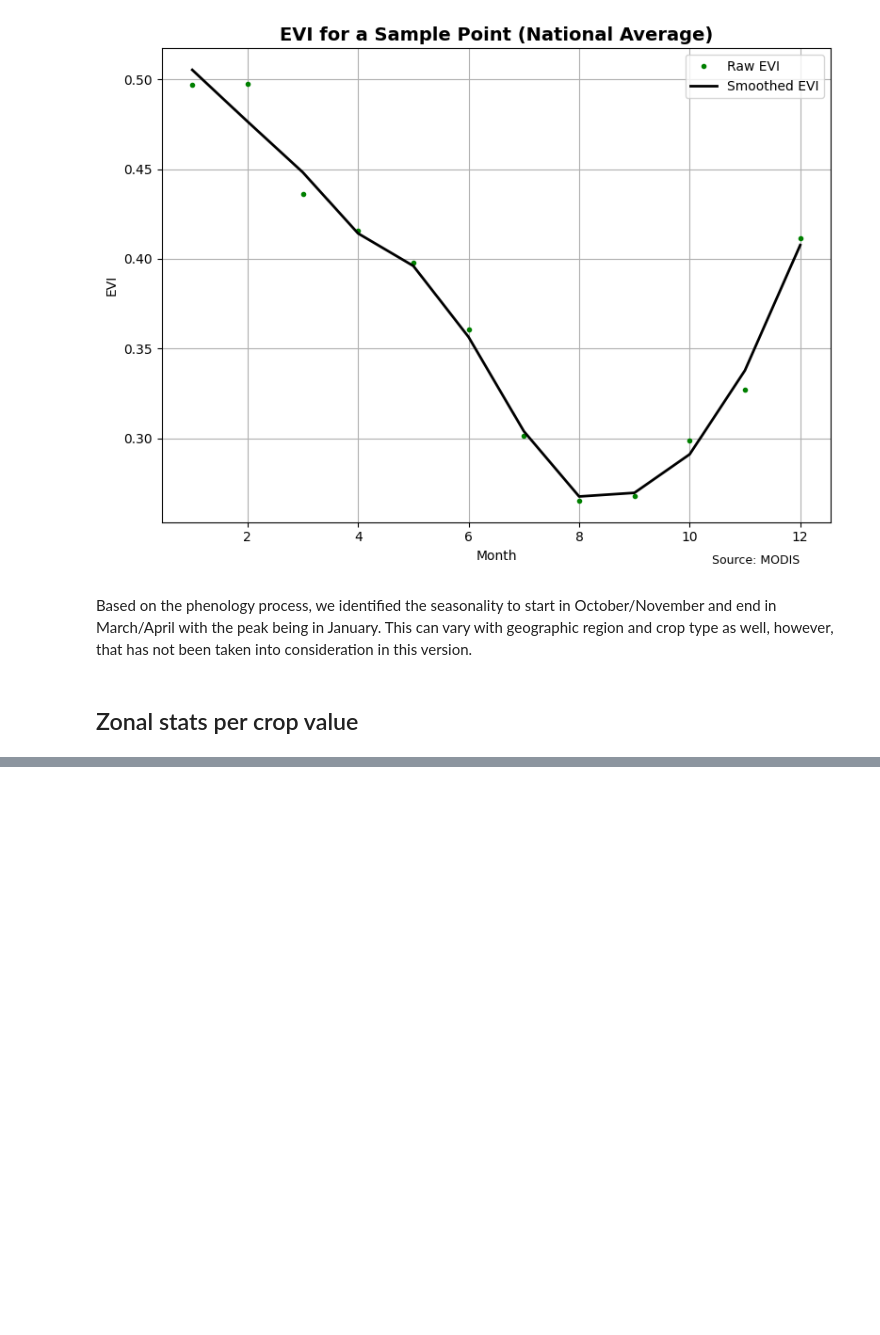
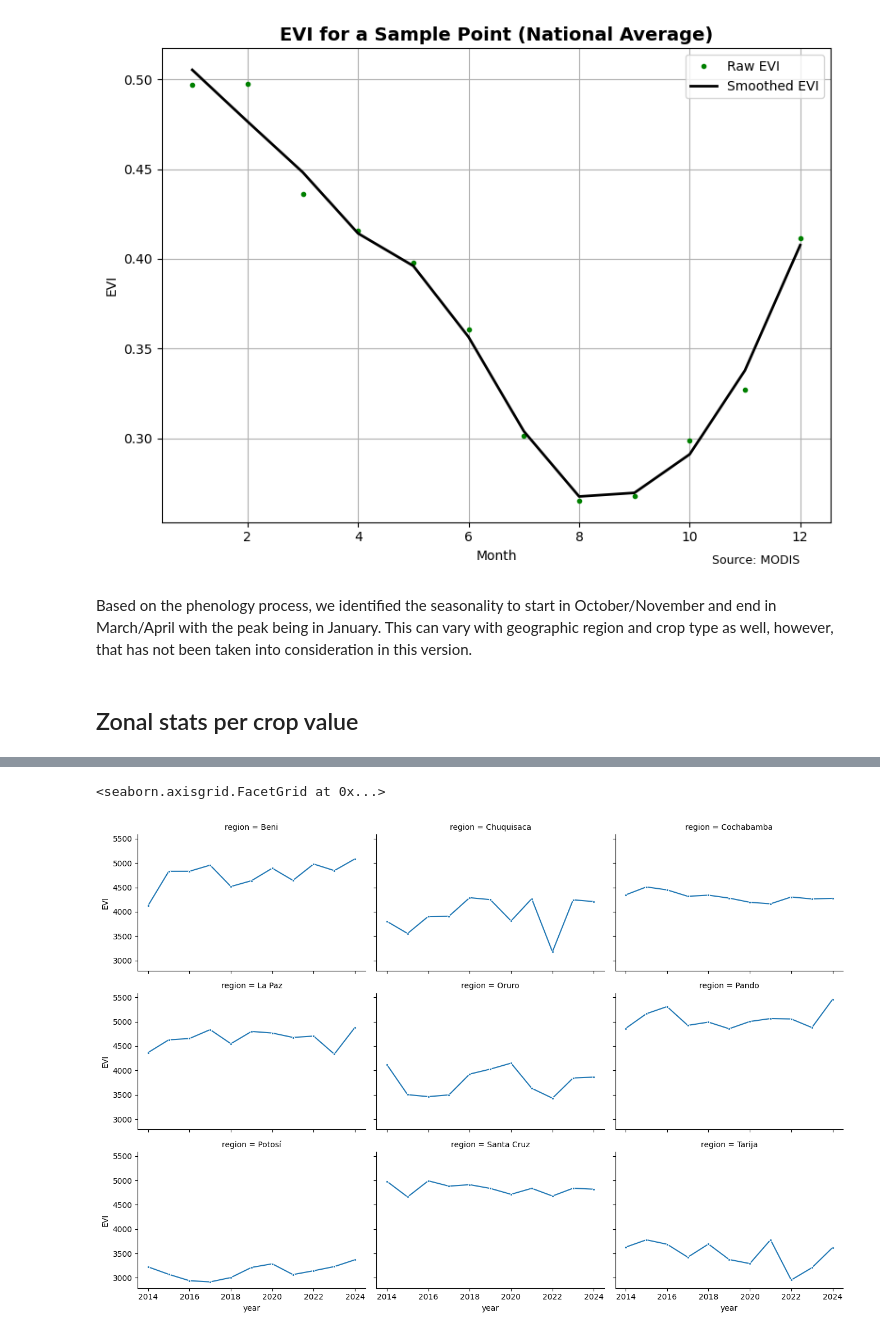
Before and after one commit to datapartnership/bolivia-economic-monitor, a Jupyter notebook: notebooks/evi_analysis.ipynb, the cells around one changed output, grey strips where cells are left out. Cells and saved outputs as stored; diff of their text form; code cells hidden in the pictures; blank space fills up the shorter version.

```diff
--- a/notebooks/evi_analysis.ipynb
+++ b/notebooks/evi_analysis.ipynb
@@ -711,0 +730,23 @@ monthly = (
+# %%
+region_annual = adm1_annual.groupby(["region", "year"])["EVI"].median().reset_index()
+
+g = sns.FacetGrid(
+    region_annual,
+    col="region",
+    margin_titles=True,
+    height=3,
+    aspect=1.5,
+    col_wrap=3,
+)
+
+g.map_dataframe(
+    sns.lineplot,
+    x="year",
+    y="EVI",
+    marker="o",
+    markersize=3,
+    linewidth=1.5,
+)
+# %% [output]
+<seaborn.axisgrid.FacetGrid at 0x...>
+[figure, added]
```
Also changed, not shown: parts of 13 cells of this notebook, 1 other file.
